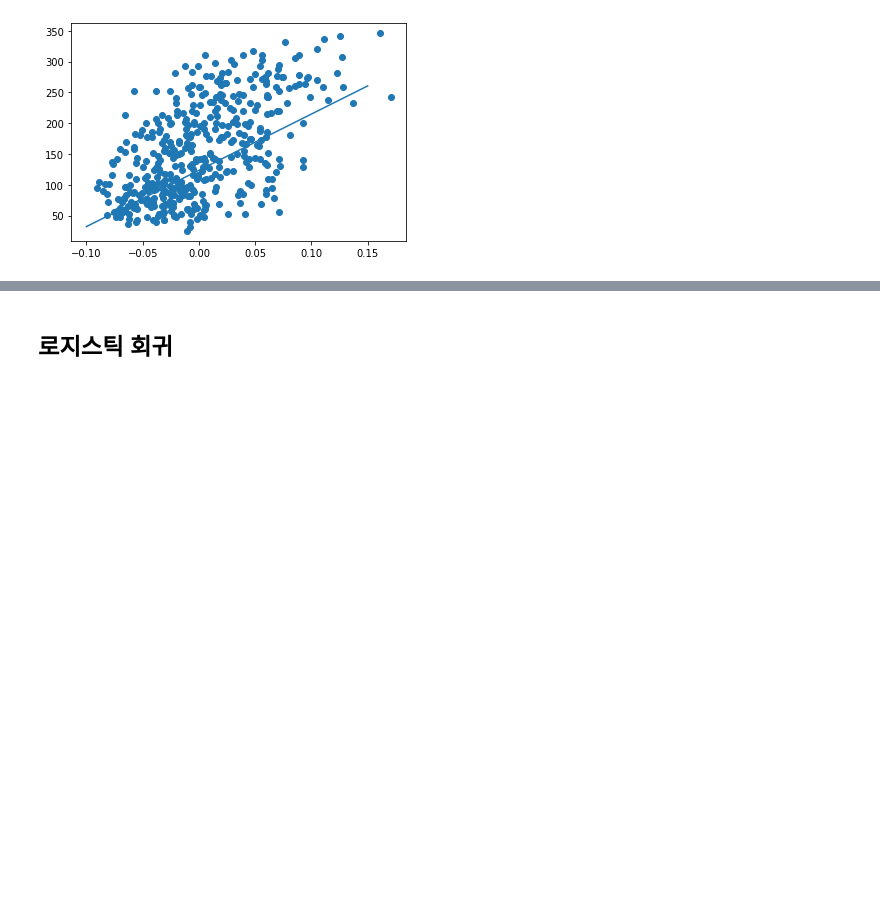
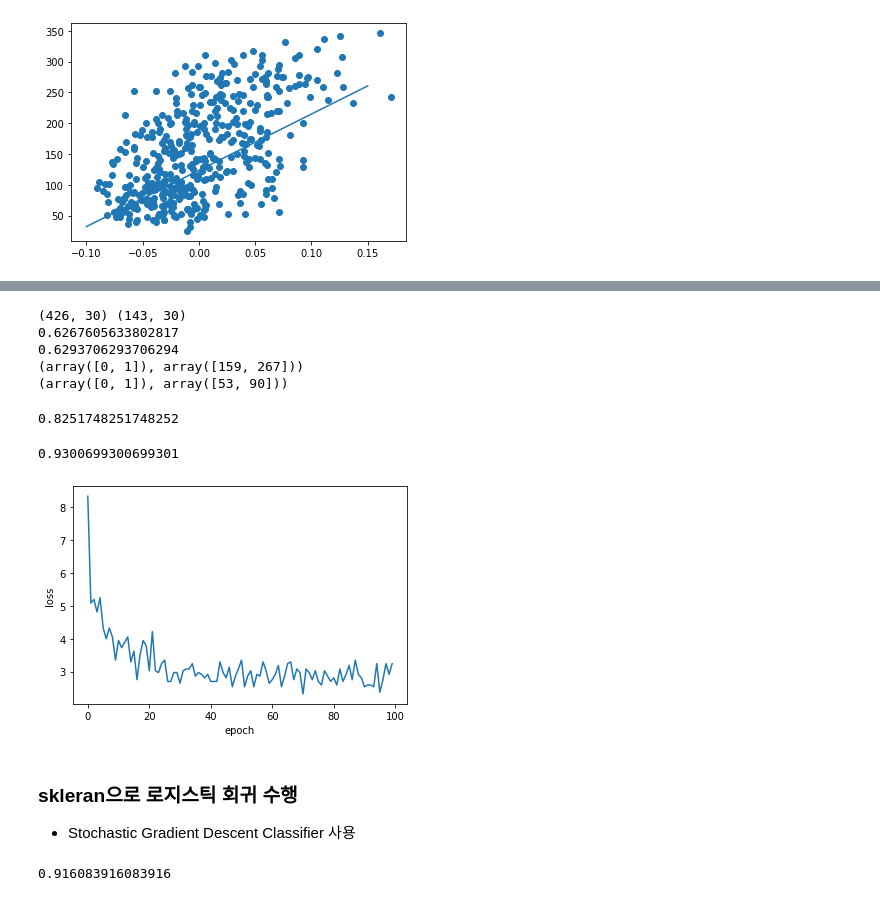
Before and after one commit to joonhyuk/mash-ML, a Jupyter notebook: DoItDeepLearning.ipynb, the cells around one changed output, grey strips where cells are left out. Saved outputs shown, nothing was run; the diff lists cells and outputs as text; code cells hidden in the pictures; blank space fills up the shorter version.

Commit message:
smattering of logistic regression

```diff
--- a/DoItDeepLearning.ipynb
+++ b/DoItDeepLearning.ipynb
@@ -231,0 +348,3 @@ plt.show()
+# %%
+x = np.array(cancer.data, dtype='long')
+y = cancer.target
@@ -231,0 +364,17 @@ plt.show()
+# %%
+from sklearn.model_selection import train_test_split
+x_train, x_test, y_train, y_test = train_test_split(x, y,
+                                                    stratify = y,
+                                                    test_size = 0.25,
+                                                    random_state = 42)
+print(x_train.shape, x_test.shape)
+print(get_value_ratio(y_train))
+print(get_value_ratio(y_test))
+print(np.unique(y_train, return_counts=True))
+print(np.unique(y_test, return_counts=True))
+# %% [output]
+(426, 30) (143, 30)
+0.6267605633802817
+0.6293706293706294
+(array([0, 1]), array([159, 267]))
+(array([0, 1]), array([53, 90]))
@@ -231,0 +421,6 @@ plt.show()
+# %%
+unit = LogisticUnit()
+unit.fit(x_train, y_train)
+np.mean(unit.predict(x_test) == y_test)
+# %% [output]
+0.8251748251748252
@@ -232,2 +477,27 @@ plt.show()
+# %%
+
+sl = SingleLayer()
+sl.fit(x_train, y_train)
+print(sl.score(x_test, y_test))
+
+plt.plot(sl.losses)
+plt.xlabel('epoch')
+plt.ylabel('loss')
+plt.show()
+# %% [output]
+0.9300699300699301
+[figure, added]
 # %% [markdown]
-## 로지스틱 회귀
+### skleran으로 로지스틱 회귀 수행
+- Stochastic Gradient Descent Classifier 사용
+# %%
+from sklearn.linear_model import SGDClassifier
+
+sgd = SGDClassifier(loss = 'log',
+                    max_iter = 100,
+                    tol = 1e-3,
+                    random_state = 42)
+sgd.fit(x_train, y_train)
+sgd.score(x_test, y_test)
+# %% [output]
+0.916083916083916
```
Also changed, not shown: parts of 14 cells of this notebook.
